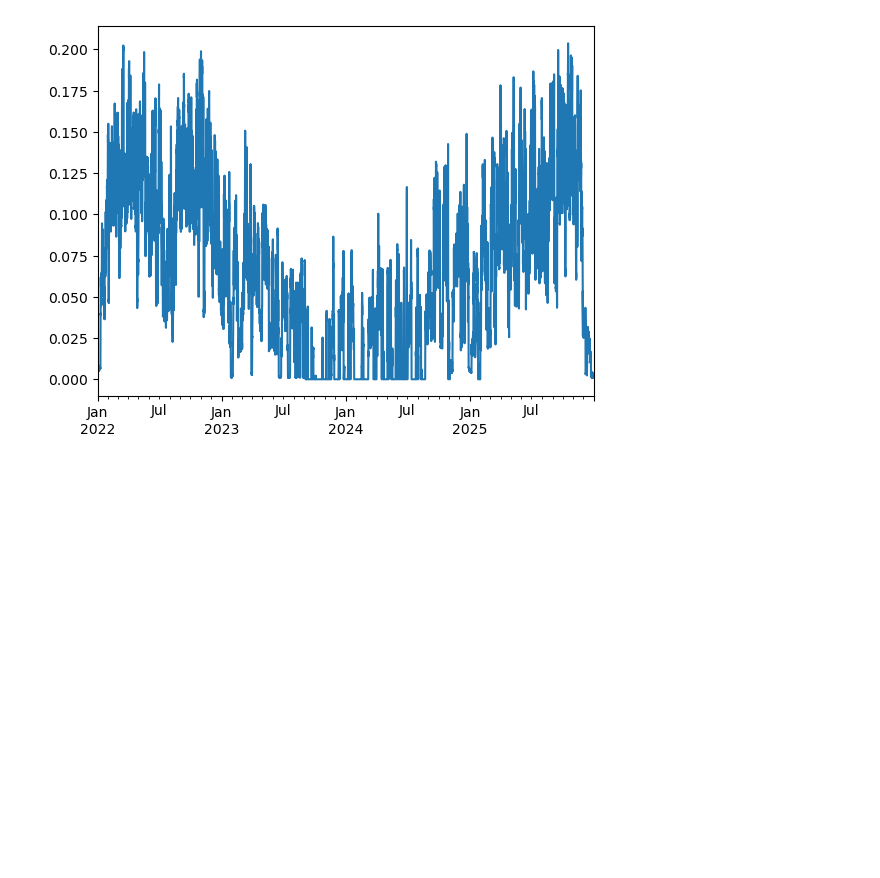
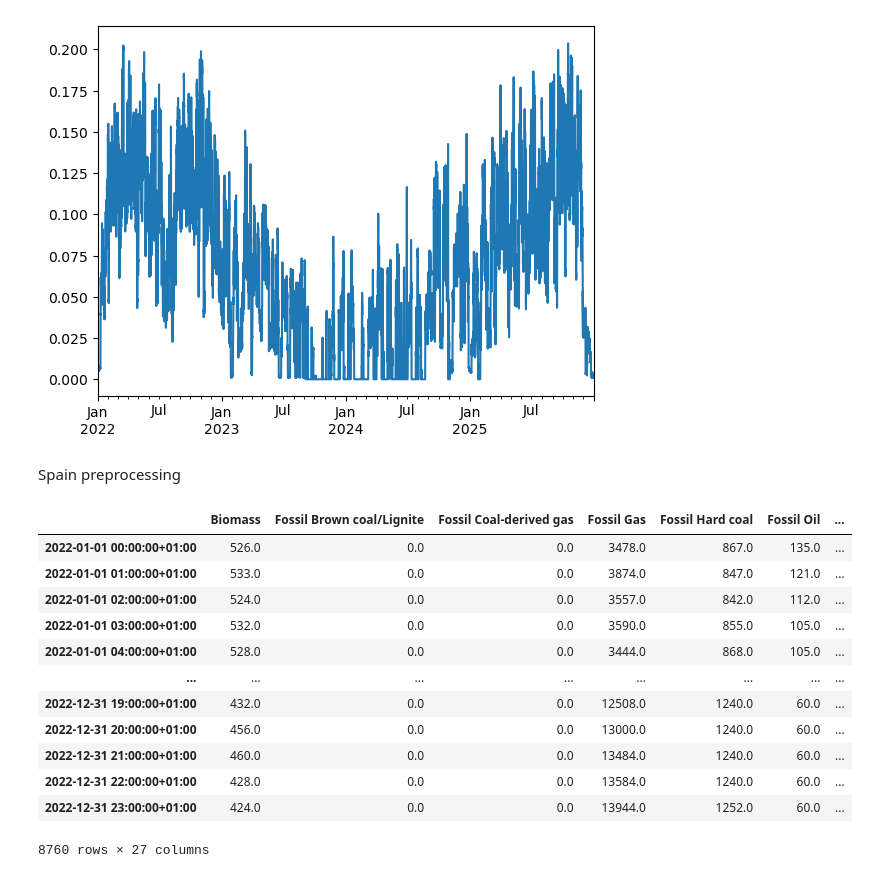
Before and after one commit to KrisCHEN8/HYSTORE_NationalFlexibility, a Jupyter notebook: national_zones/emission_calculation.ipynb, the cells around one changed output. Saved outputs shown, nothing was run; the diff lists cells and outputs as text; code cells hidden in the pictures; blank space fills up the shorter version.

```diff
--- a/national_zones/emission_calculation.ipynb
+++ b/national_zones/emission_calculation.ipynb
@@ -149,3 +174,25 @@ df_aggregated.to_csv('./df_csv/emission_AUT_2022.csv')
 # %% [output]
 ['Biomass', 'Fossil Gas', 'Fossil Hard coal', 'Fossil Oil', 'Geothermal', 'Hydro Pumped Storage charge', 'Hydro Run-of-river and poundage', 'Hydro Water Reservoir', 'Other', 'Other renewable', 'Solar' ...
 [figure]
+# %% [markdown]
+Spain preprocessing
+# %%
+emission = pd.read_pickle('./pickled_df/emission_ESP_2022.pkl')
+emission = emission.iloc[0:8760, :]
+display(emission)
+emission.to_pickle('./pickled_df/emission_ESP_2022.pkl')
+emission.to_csv('./df_csv/emission_ESP_2022.csv')
+# %% [output]
+|  | Biomass | Fossil Brown coal/Lignite | Fossil Coal-derived gas | Fossil Gas | Fossil Hard coal | Fossil Oil | ... |
+| 2022-01-01 00:00:00+01:00 | 526.0 | 0.0 | 0.0 | 3478.0 | 867.0 | 135.0 | ... |
+| 2022-01-01 01:00:00+01:00 | 533.0 | 0.0 | 0.0 | 3874.0 | 847.0 | 121.0 | ... |
+| 2022-01-01 02:00:00+01:00 | 524.0 | 0.0 | 0.0 | 3557.0 | 842.0 | 112.0 | ... |
+| 2022-01-01 03:00:00+01:00 | 532.0 | 0.0 | 0.0 | 3590.0 | 855.0 | 105.0 | ... |
+| 2022-01-01 04:00:00+01:00 | 528.0 | 0.0 | 0.0 | 3444.0 | 868.0 | 105.0 | ... |
+| ... | ... | ... | ... | ... | ... | ... | ... |
+| 2022-12-31 19:00:00+01:00 | 432.0 | 0.0 | 0.0 | 12508.0 | 1240.0 | 60.0 | ... |
+| 2022-12-31 20:00:00+01:00 | 456.0 | 0.0 | 0.0 | 13000.0 | 1240.0 | 60.0 | ... |
+| 2022-12-31 21:00:00+01:00 | 460.0 | 0.0 | 0.0 | 13484.0 | 1240.0 | 60.0 | ... |
+| 2022-12-31 22:00:00+01:00 | 428.0 | 0.0 | 0.0 | 13584.0 | 1240.0 | 60.0 | ... |
+| 2022-12-31 23:00:00+01:00 | 424.0 | 0.0 | 0.0 | 13944.0 | 1252.0 | 60.0 | ... |
+8760 rows × 27 columns
```
Also changed, not shown: parts of 4 cells of this notebook, 15 other files.
